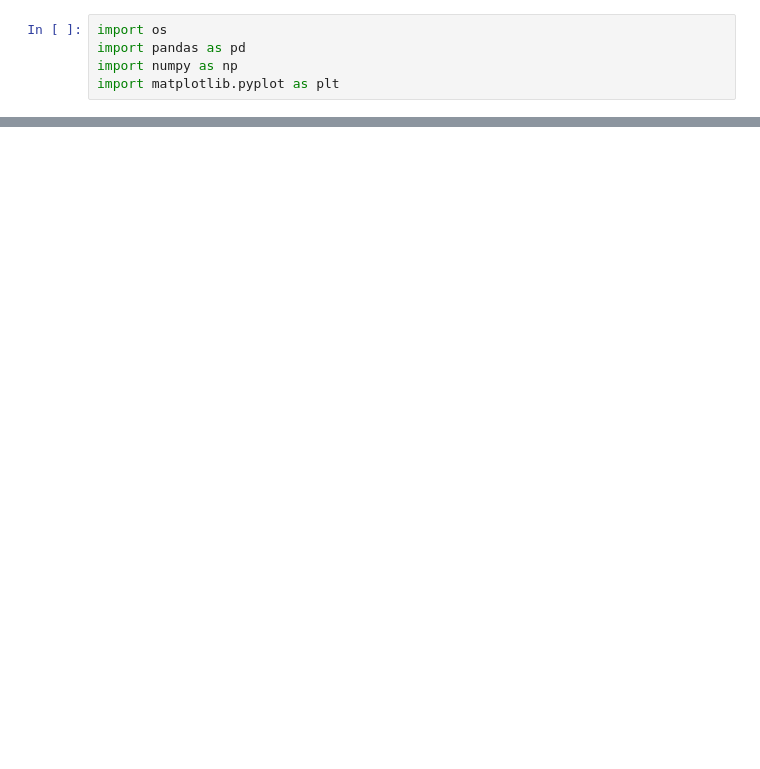
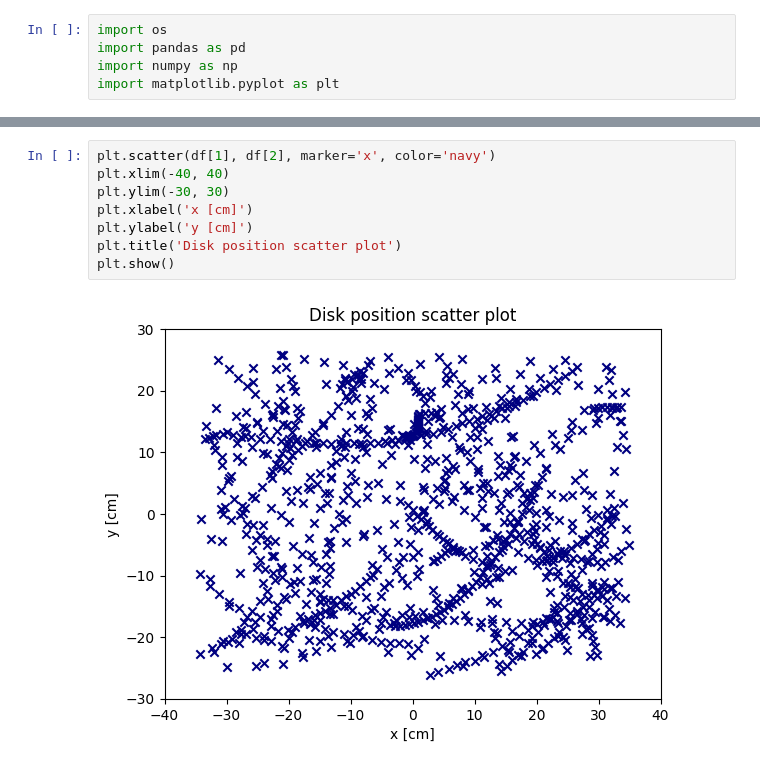
Before and after one commit to willidu/TFY4165, a Jupyter notebook: numeric2/numeric2.ipynb, the cells around one changed output, grey strips where cells are left out. Drawn from its saved outputs; the diff is of its cells as text; blank space fills up the shorter version.

```diff
--- a/numeric2/numeric2.ipynb
+++ b/numeric2/numeric2.ipynb
@@ -26,0 +53,10 @@ plt.show()
+# %%
+plt.scatter(df[1], df[2], marker='x', color='navy')
+plt.xlim(-40, 40)
+plt.ylim(-30, 30)
+plt.xlabel('x [cm]')
+plt.ylabel('y [cm]')
+plt.title('Disk position scatter plot')
+plt.show()
+# %% [output]
+[figure, added]
```
Also changed, not shown: parts of 5 cells of this notebook.
